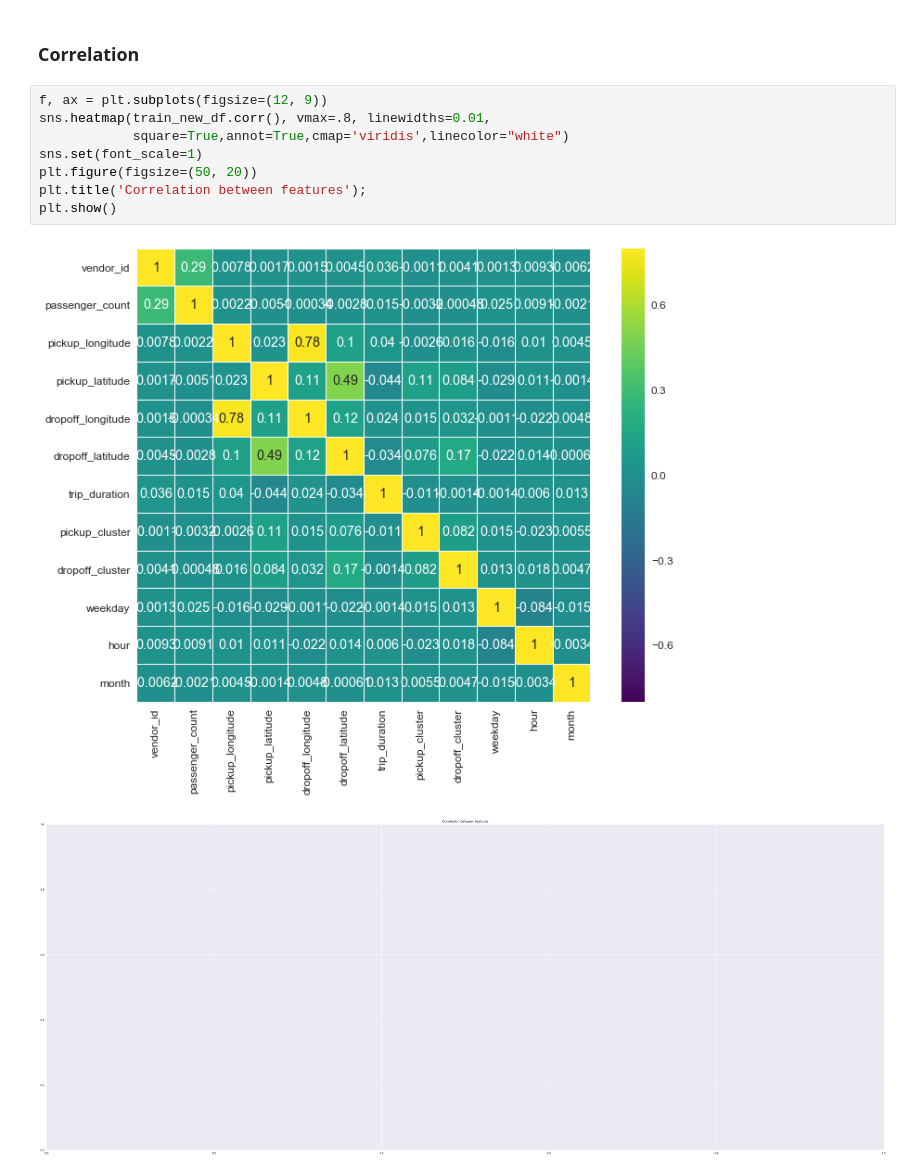
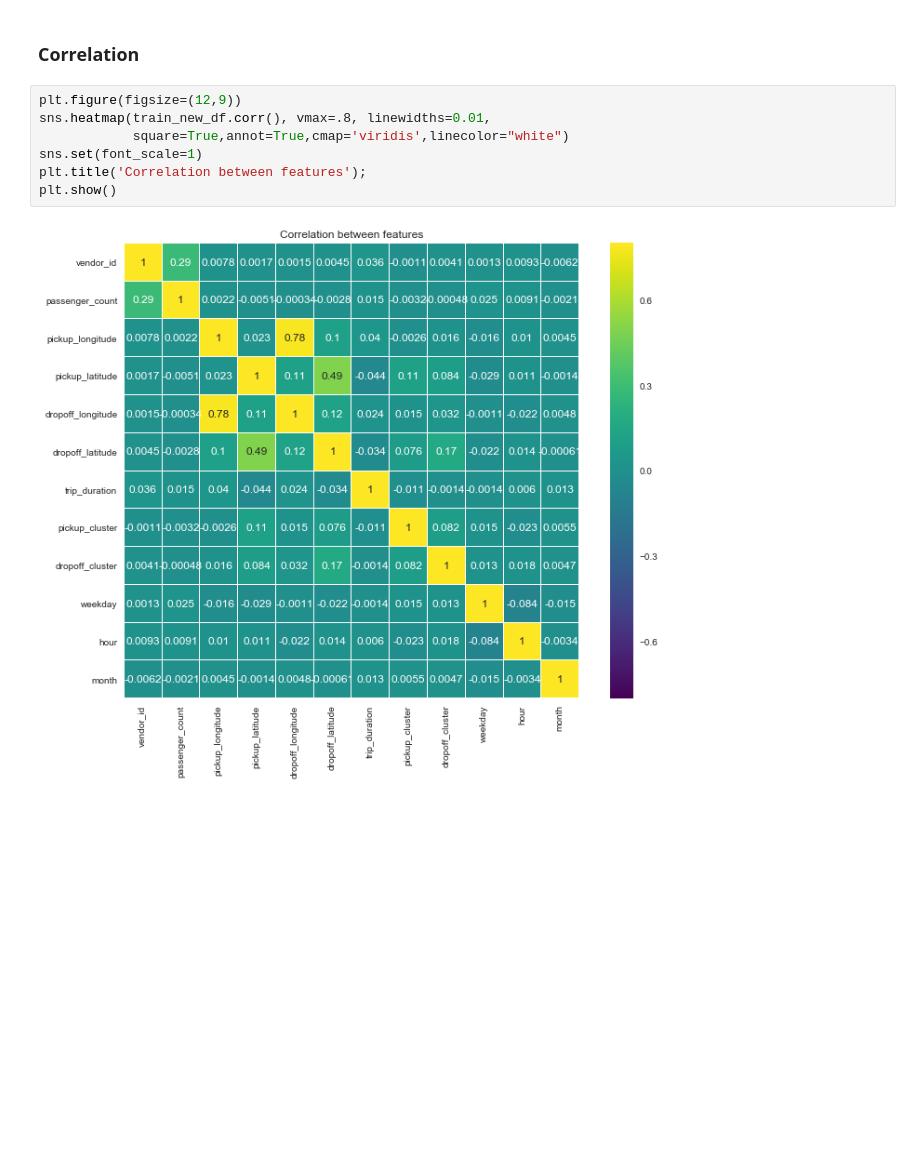
Before and after one commit to tkmaker/DataScience, a Jupyter notebook: TaxiTrip/Exploration Notebook.ipynb, the cells around one changed output. Drawn from its saved outputs; the diff is of its cells as text; blank space fills up the shorter version.

Commit message:
Updated correlation plot

```diff
--- a/TaxiTrip/Exploration Notebook.ipynb
+++ b/TaxiTrip/Exploration Notebook.ipynb
@@ -204,13 +204,11 @@ plt.show()
 # %% [markdown]
 ### Correlation
 # %%
-f, ax = plt.subplots(figsize=(12, 9))
+plt.figure(figsize=(12,9))
 sns.heatmap(train_new_df.corr(), vmax=.8, linewidths=0.01,
             square=True,annot=True,cmap='viridis',linecolor="white")
 sns.set(font_scale=1)
-plt.figure(figsize=(50, 20))
 plt.title('Correlation between features');
 plt.show()
 # %% [output]
-[figure, old version]
+[figure, new version]
-[figure, removed]
```
